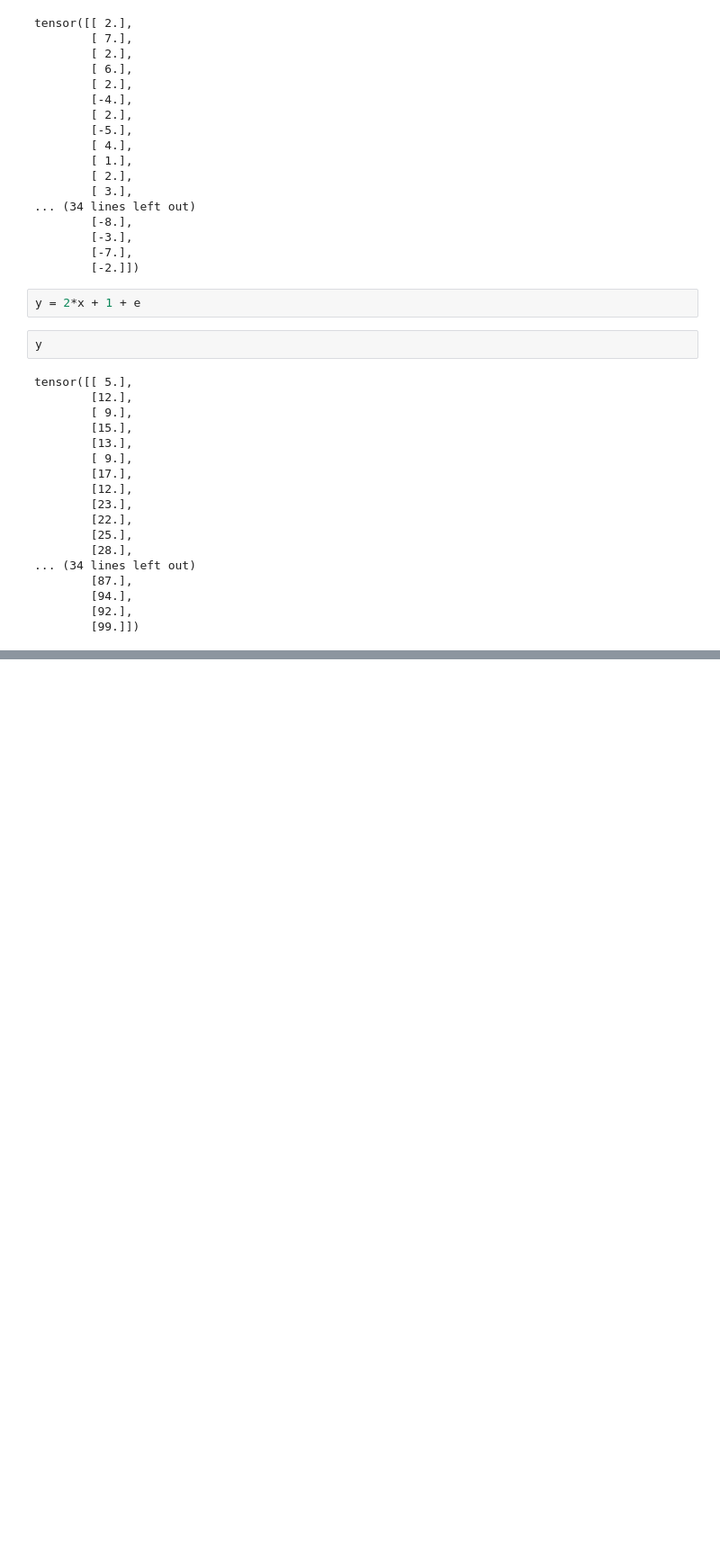
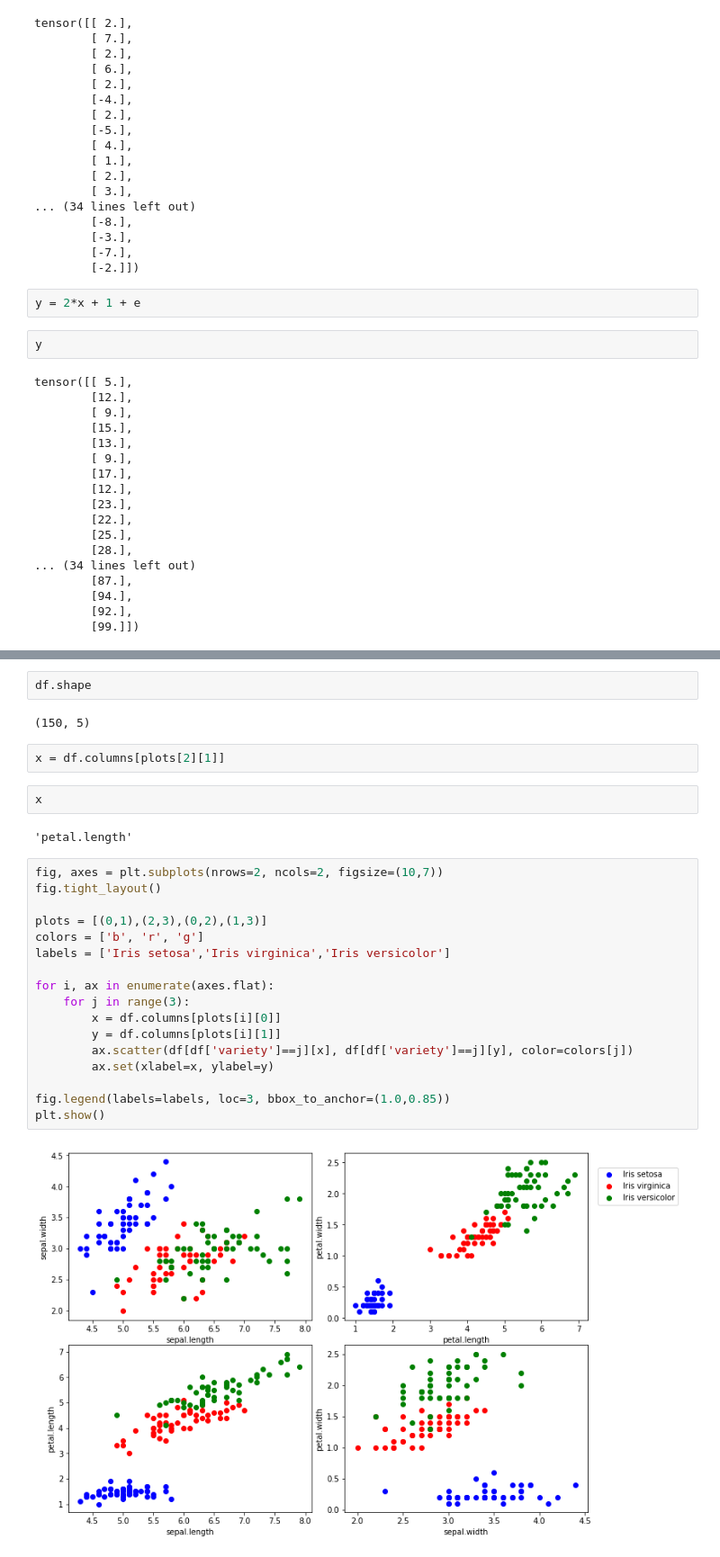
Before and after one commit to TaoseefIshtiak/MyPytorchWork, a Jupyter notebook: pytorch_basics/linear_regression_with_pytorch.ipynb, the cells around one changed output, grey strips where cells are left out. Shown at 90% size. Cells and saved outputs as stored; diff of their text form; blank space fills up the shorter version.

```diff
--- a/pytorch_basics/linear_regression_with_pytorch.ipynb
+++ b/pytorch_basics/linear_regression_with_pytorch.ipynb
@@ -77,0 +235,29 @@ plt.scatter(x.numpy())
+# %%
+df.shape
+# %% [output]
+(150, 5)
+# %%
+x = df.columns[plots[2][1]]
+# %%
+x
+# %% [output]
+'petal.length'
+# %%
+fig, axes = plt.subplots(nrows=2, ncols=2, figsize=(10,7))
+fig.tight_layout()
+
+plots = [(0,1),(2,3),(0,2),(1,3)]
+colors = ['b', 'r', 'g']
+labels = ['Iris setosa','Iris virginica','Iris versicolor']
+
+for i, ax in enumerate(axes.flat):
+    for j in range(3):
+        x = df.columns[plots[i][0]]
+        y = df.columns[plots[i][1]]
+        ax.scatter(df[df['variety']==j][x], df[df['variety']==j][y], color=colors[j])
+        ax.set(xlabel=x, ylabel=y)
+
+fig.legend(labels=labels, loc=3, bbox_to_anchor=(1.0,0.85))
+plt.show()
+# %% [output]
+[figure, added]
```
Also changed, not shown: parts of 36 cells of this notebook, 1 other file.
